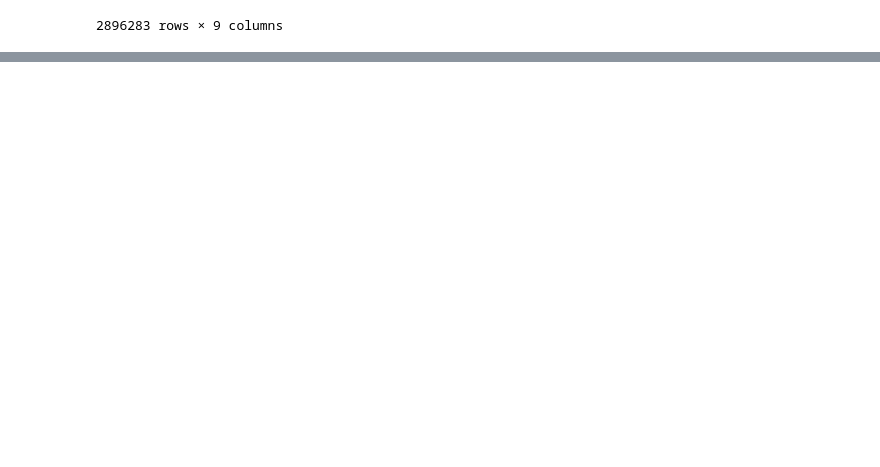
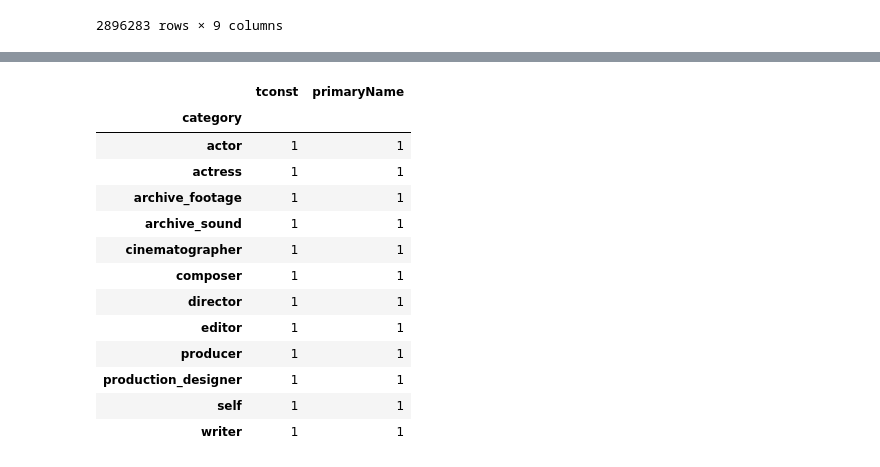
Before and after one commit to megarage9000/MovieProjection, a Jupyter notebook: Untitled.ipynb, the cells around one changed output, grey strips where cells are left out. Drawn from its saved outputs; the diff is of its cells as text; code cells hidden in the pictures; blank space fills up the shorter version.

```diff
--- a/Untitled.ipynb
+++ b/Untitled.ipynb
@@ -140,0 +170,18 @@ dtype: object
+# %%
+principals = principals.groupby(['category']).count()
+principals
+# %% [output]
+|  | tconst | primaryName |
+| category |  |  |
+| actor | 1 | 1 |
+| actress | 1 | 1 |
+| archive_footage | 1 | 1 |
+| archive_sound | 1 | 1 |
+| cinematographer | 1 | 1 |
+| composer | 1 | 1 |
+| director | 1 | 1 |
+| editor | 1 | 1 |
+| producer | 1 | 1 |
+| production_designer | 1 | 1 |
+| self | 1 | 1 |
+| writer | 1 | 1 |
```
Also changed, not shown: parts of 11 cells of this notebook, 2 other files.
